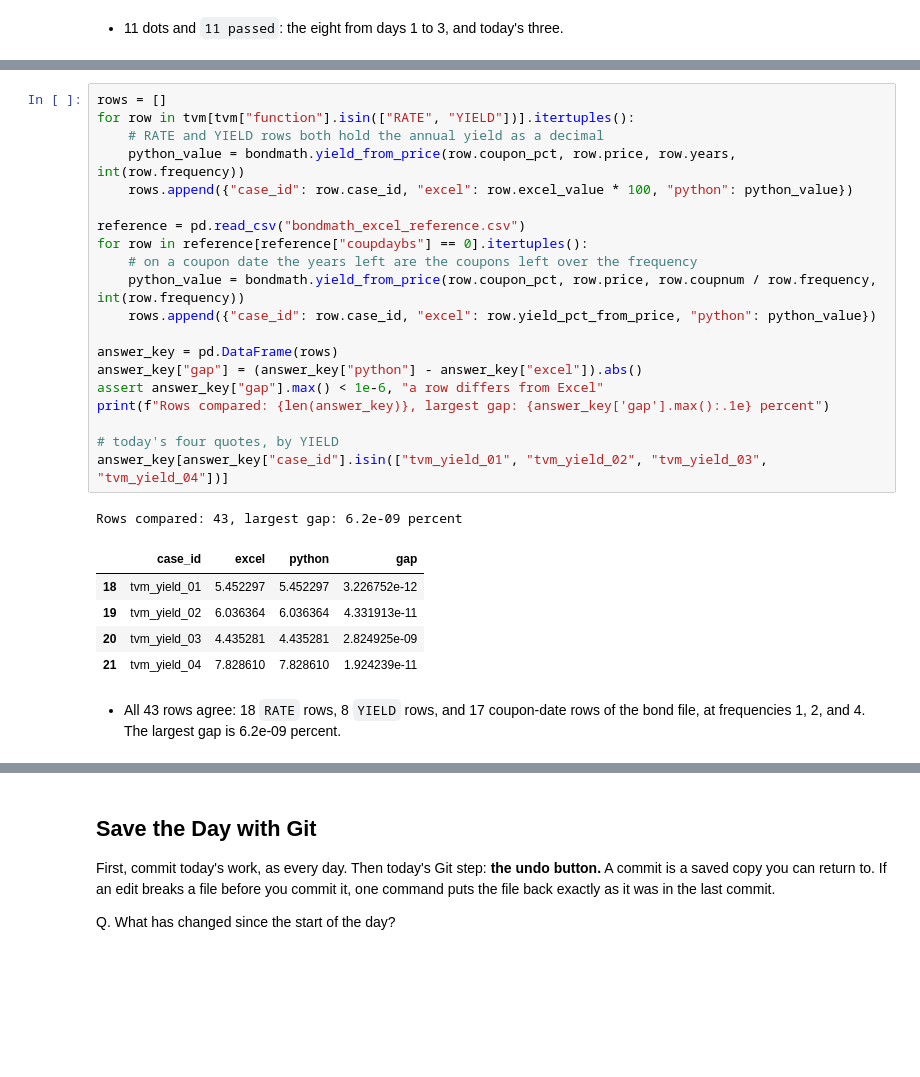
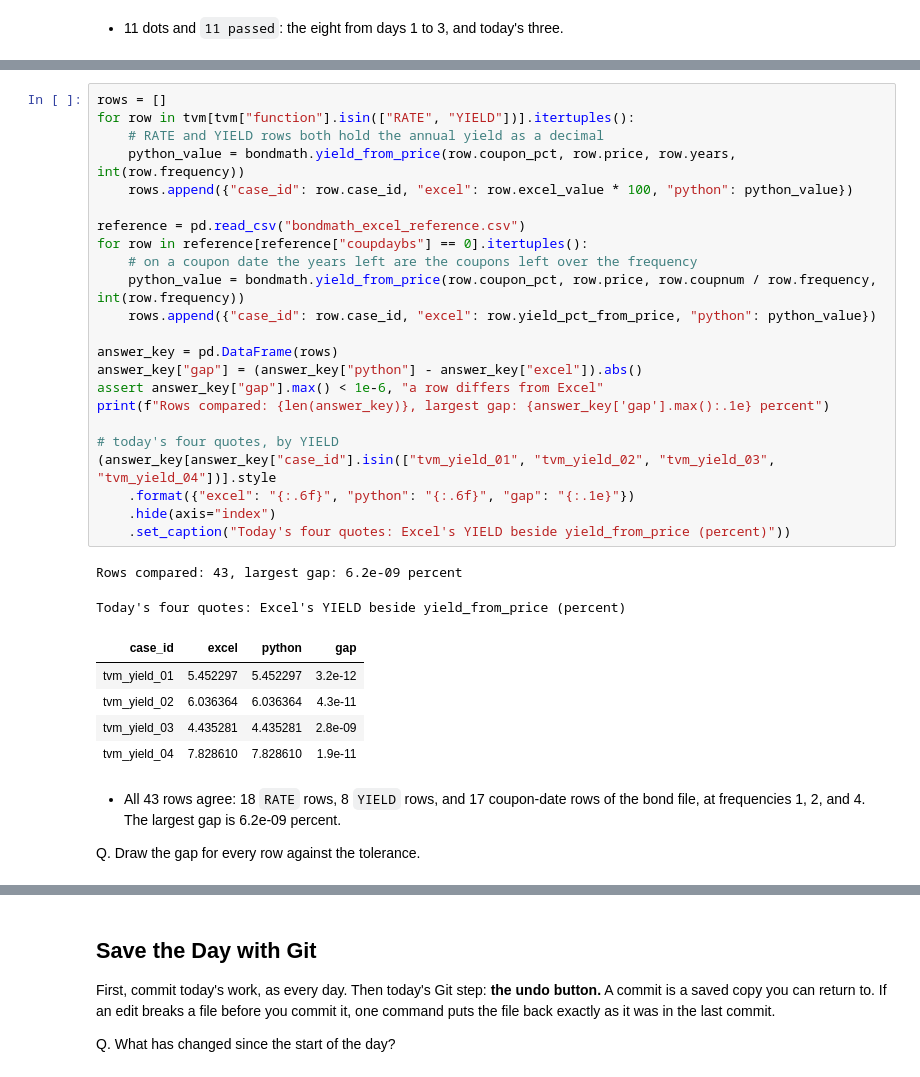
Before and after one commit to lenamonj/python-fixed-income, a Jupyter notebook: course2_bond_math/week1/day4/04_yield_from_price.ipynb, the cells around one changed output, grey strips where cells are left out. Cells and saved outputs as stored; diff of their text form; blank space fills up the shorter version.

```diff
--- a/course2_bond_math/week1/day4/04_yield_from_price.ipynb
+++ b/course2_bond_math/week1/day4/04_yield_from_price.ipynb
@@ -882,29 +1061,35 @@ Q. Does `bondmath` agree with Excel on every `RATE` and `YIELD` row, and on ever
 # %%
 rows = []
 for row in tvm[tvm["function"].isin(["RATE", "YIELD"])].itertuples():
     # RATE and YIELD rows both hold the annual yield as a decimal
     python_value = bondmath.yield_from_price(row.coupon_pct, row.price, row.years, int(row.frequency))
     rows.append({"case_id": row.case_id, "excel": row.excel_value * 100, "python": python_value})
 
 reference = pd.read_csv("bondmath_excel_reference.csv")
 for row in reference[reference["coupdaybs"] == 0].itertuples():
     # on a coupon date the years left are the coupons left over the frequency
     python_value = bondmath.yield_from_price(row.coupon_pct, row.price, row.coupnum / row.frequency, int(row.frequency))
     rows.append({"case_id": row.case_id, "excel": row.yield_pct_from_price, "python": python_value})
 
 answer_key = pd.DataFrame(rows)
 answer_key["gap"] = (answer_key["python"] - answer_key["excel"]).abs()
 assert answer_key["gap"].max() < 1e-6, "a row differs from Excel"
 print(f"Rows compared: {len(answer_key)}, largest gap: {answer_key['gap'].max():.1e} percent")
 
 # today's four quotes, by YIELD
-answer_key[answer_key["case_id"].isin(["tvm_yield_01", "tvm_yield_02", "tvm_yield_03", "tvm_yield_04"])]
+(answer_key[answer_key["case_id"].isin(["tvm_yield_01", "tvm_yield_02", "tvm_yield_03", "tvm_yield_04"])].style
+    .format({"excel": "{:.6f}", "python": "{:.6f}", "gap": "{:.1e}"})
+    .hide(axis="index")
+    .set_caption("Today's four quotes: Excel's YIELD beside yield_from_price (percent)"))
 # %% [output]
 Rows compared: 43, largest gap: 6.2e-09 percent
+Today's four quotes: Excel's YIELD beside yield_from_price (percent)
-|  | case_id | excel | python | gap |
-| 18 | tvm_yield_01 | 5.452297 | 5.452297 | 3.226752e-12 |
-| 19 | tvm_yield_02 | 6.036364 | 6.036364 | 4.331913e-11 |
-| 20 | tvm_yield_03 | 4.435281 | 4.435281 | 2.824925e-09 |
-| 21 | tvm_yield_04 | 7.828610 | 7.828610 | 1.924239e-11 |
+| case_id | excel | python | gap |
+| tvm_yield_01 | 5.452297 | 5.452297 | 3.2e-12 |
+| tvm_yield_02 | 6.036364 | 6.036364 | 4.3e-11 |
+| tvm_yield_03 | 4.435281 | 4.435281 | 2.8e-09 |
+| tvm_yield_04 | 7.828610 | 7.828610 | 1.9e-11 |
 # %% [markdown]
 * All 43 rows agree: 18 `RATE` rows, 8 `YIELD` rows, and 17 coupon-date rows of the bond file, at frequencies 1, 2, and 4. The largest gap is 6.2e-09 percent.
+
+Q. Draw the gap for every row against the tolerance.
```
Also changed, not shown: parts of 29 cells of this notebook, 2 other files.
